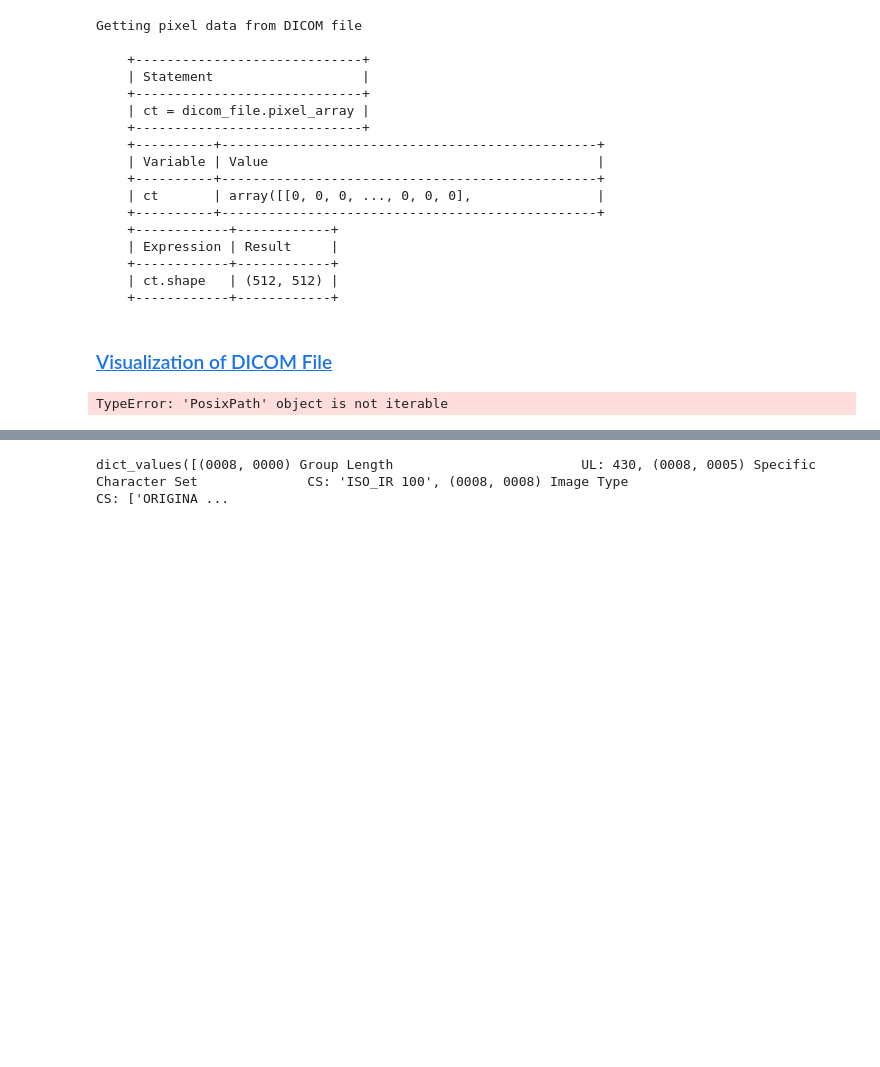
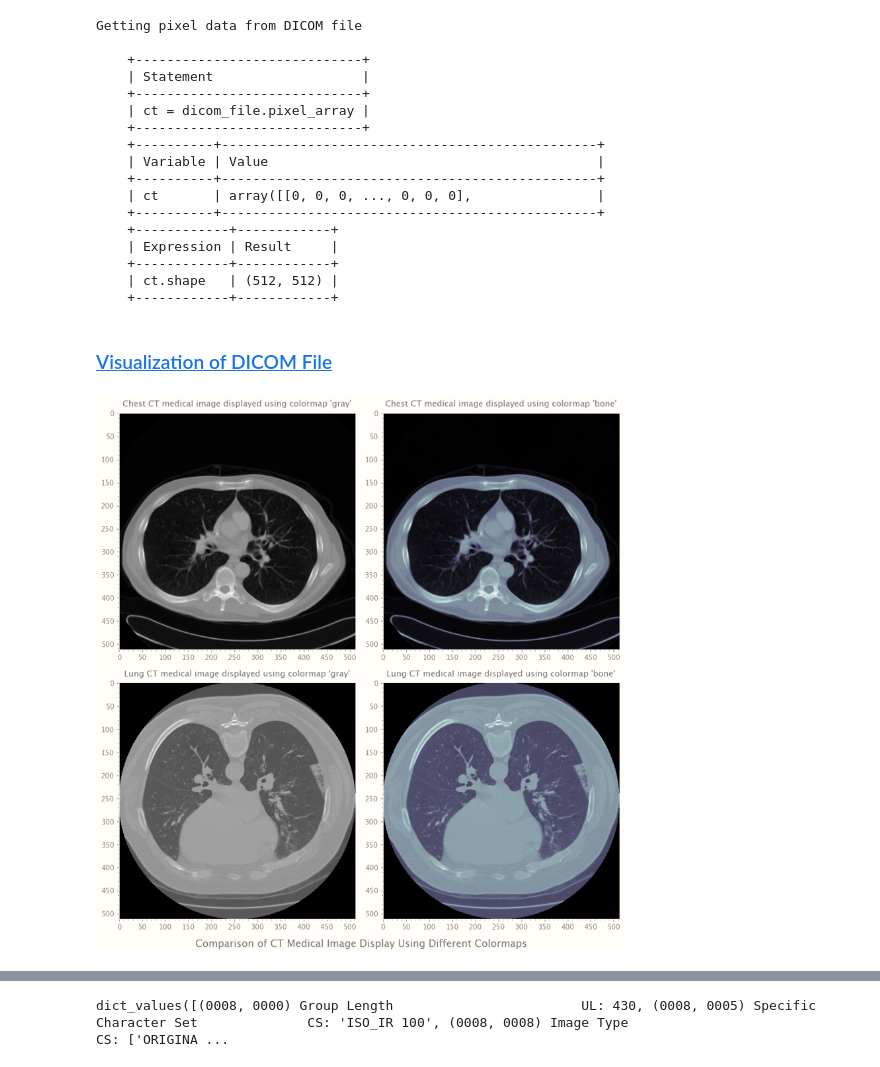
Before and after one commit to RaphaelZH/OpenCV_Program_EN, a Jupyter notebook: Deep Learning with PyTorch for Medical Image Analysis/Notebooks/3 - Data Formats in Medical Imaging (Compressed).ipynb, the cells around one changed output, grey strips where cells are left out. Saved outputs shown, nothing was run; the diff lists cells and outputs as text; code cells hidden in the pictures; blank space fills up the shorter version.

```diff
--- a/Deep Learning with PyTorch for Medical Image Analysis/Notebooks/3 - Data Formats in Medical Imaging (Compressed).ipynb
+++ b/Deep Learning with PyTorch for Medical Image Analysis/Notebooks/3 - Data Formats in Medical Imaging (Compressed).ipynb
@@ -239,25 +239,11 @@ path_object = Path(dir_path)
 
 # `Path.is_file` returns True if the path points to a normal file or to a symbolic link
 # to a normal file, False if it points to another type of file
-random_dicom_path = [
-        file
-        for file in path_object.iterdir()
-        if file.is_file()
-    ]
-
-for i in random_dicom_path:
-    print(pydicom.read_file(i).BodyPartExamined)
-#print(dir_path + random_dicom_path)
-
-"""
 random_dicom_path = random.choice(
     [
         file.name
         for file in path_object.iterdir()
-        if (
-            file.is_file()
-            & pydicom.read_file(dir_path + file.name).BodyPartExamined != "CHEST"
-        )
+        if file.is_file() & (pydicom.read_file(file).BodyPartExamined != "CHEST")
     ]
 )
 
@@ -283,35 +269,33 @@ image_display(
     cmap="bone",
 )
 
 image_display(
     random_dicom_file.pixel_array,
     axs[1, 0],
     f"{random_dicom_file.BodyPartExamined.capitalize()} CT medical image displayed using "
     "colormap 'gray'",
     cmap="gray",
 )
 
 image_display(
     random_dicom_file.pixel_array,
     axs[1, 1],
     f"{random_dicom_file.BodyPartExamined.capitalize()} CT medical image displayed using "
     "colormap 'bone'",
     cmap="bone",
 )
 
 
 fig.suptitle(
     "Comparison of CT Medical Image Display Using Different Colormaps",
     fontsize="x-large",
     x=0.5,
     y=0,
 )
 
 plt.tight_layout()
 plt.show()
-
-"""
 # %% [output]
-TypeError: 'PosixPath' object is not iterable
+[figure, added]
 # %%
 def get_image_plane(dicom_file):
```
Also changed, not shown: parts of 4 cells of this notebook, 2 other files.
